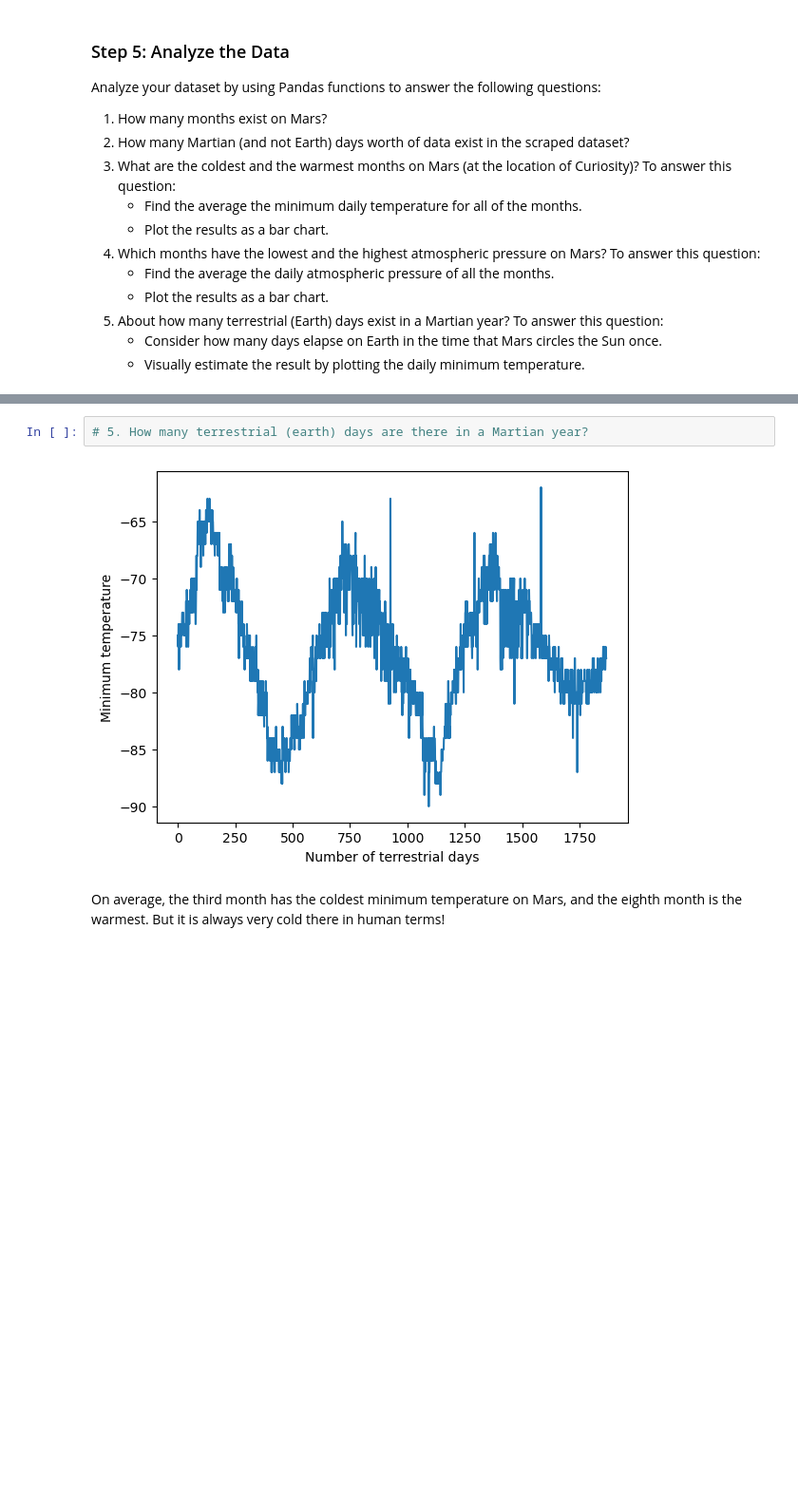
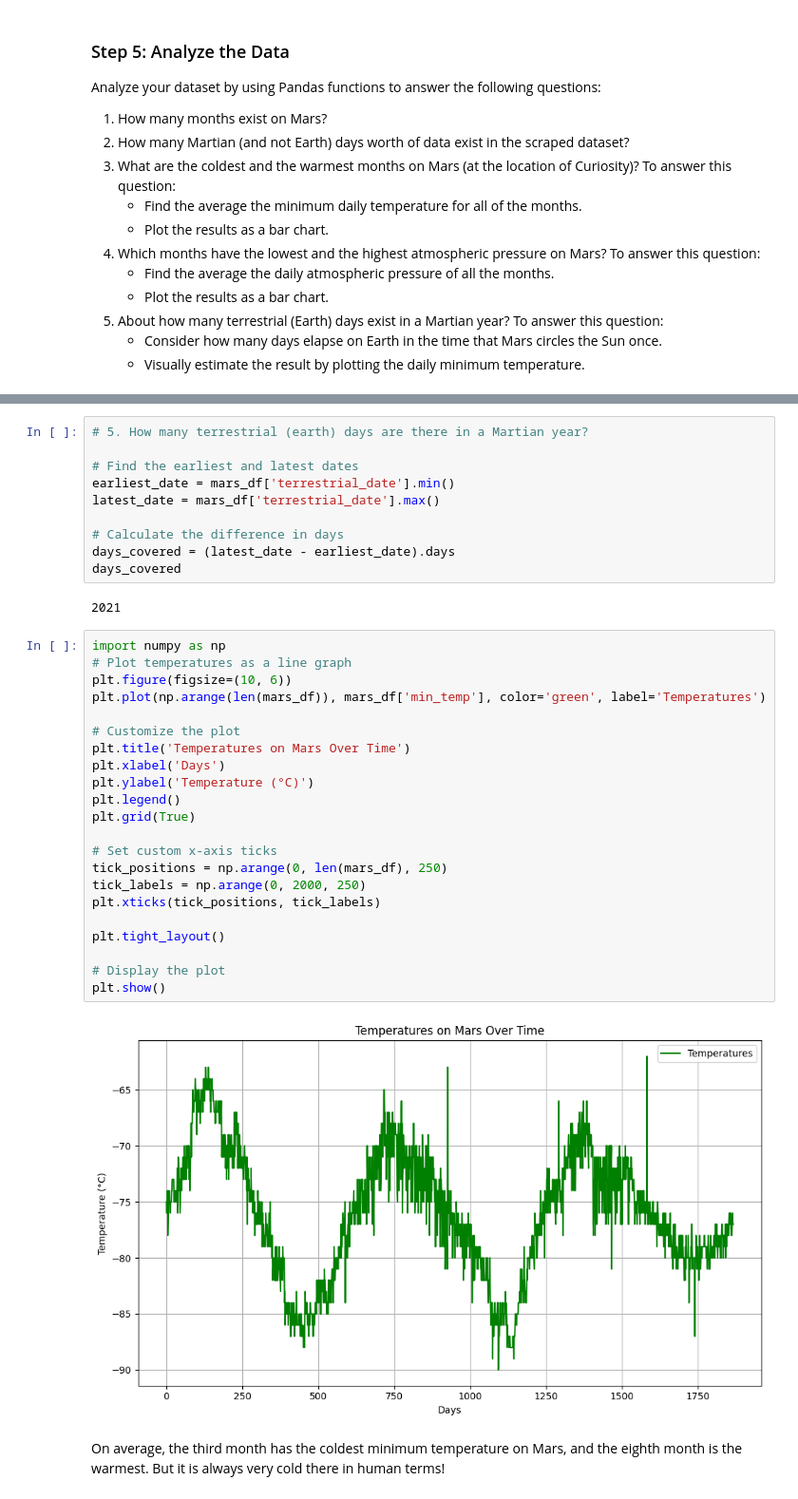
Before and after one commit to akhattaway/module_11_WebScrapingChallenge, a Jupyter notebook: Starter_Code_Mod_11/part_2_mars_weather.ipynb, the cells around one changed output, grey strips where cells are left out. Shown at 95% size. Saved outputs shown, nothing was run; the diff lists cells and outputs as text; blank space fills up the shorter version.

```diff
--- a/Starter_Code_Mod_11/part_2_mars_weather.ipynb
+++ b/Starter_Code_Mod_11/part_2_mars_weather.ipynb
@@ -223,7 +300,39 @@ Name: pressure, dtype: float64
 # %%
 # 5. How many terrestrial (earth) days are there in a Martian year?
+
+# Find the earliest and latest dates
+earliest_date = mars_df['terrestrial_date'].min()
+latest_date = mars_df['terrestrial_date'].max()
+
+# Calculate the difference in days
+days_covered = (latest_date - earliest_date).days
+days_covered
 # %% [output]
-[figure, removed]
+2021
+# %%
+import numpy as np
+# Plot temperatures as a line graph
+plt.figure(figsize=(10, 6))
+plt.plot(np.arange(len(mars_df)), mars_df['min_temp'], color='green', label='Temperatures')
+
+# Customize the plot
+plt.title('Temperatures on Mars Over Time')
+plt.xlabel('Days')
+plt.ylabel('Temperature (°C)')
+plt.legend()
+plt.grid(True)
+
+# Set custom x-axis ticks
+tick_positions = np.arange(0, len(mars_df), 250)
+tick_labels = np.arange(0, 2000, 250)
+plt.xticks(tick_positions, tick_labels)
+
+plt.tight_layout()
+
+# Display the plot
+plt.show()
+# %% [output]
+[figure, added]
 # %% [markdown]
 On average, the third month has the coldest minimum temperature on Mars, and the eighth month is the warmest. But it is always very cold there in human terms!
 # %% [markdown]
```
Also changed, not shown: parts of 17 cells of this notebook, 4 other files.
